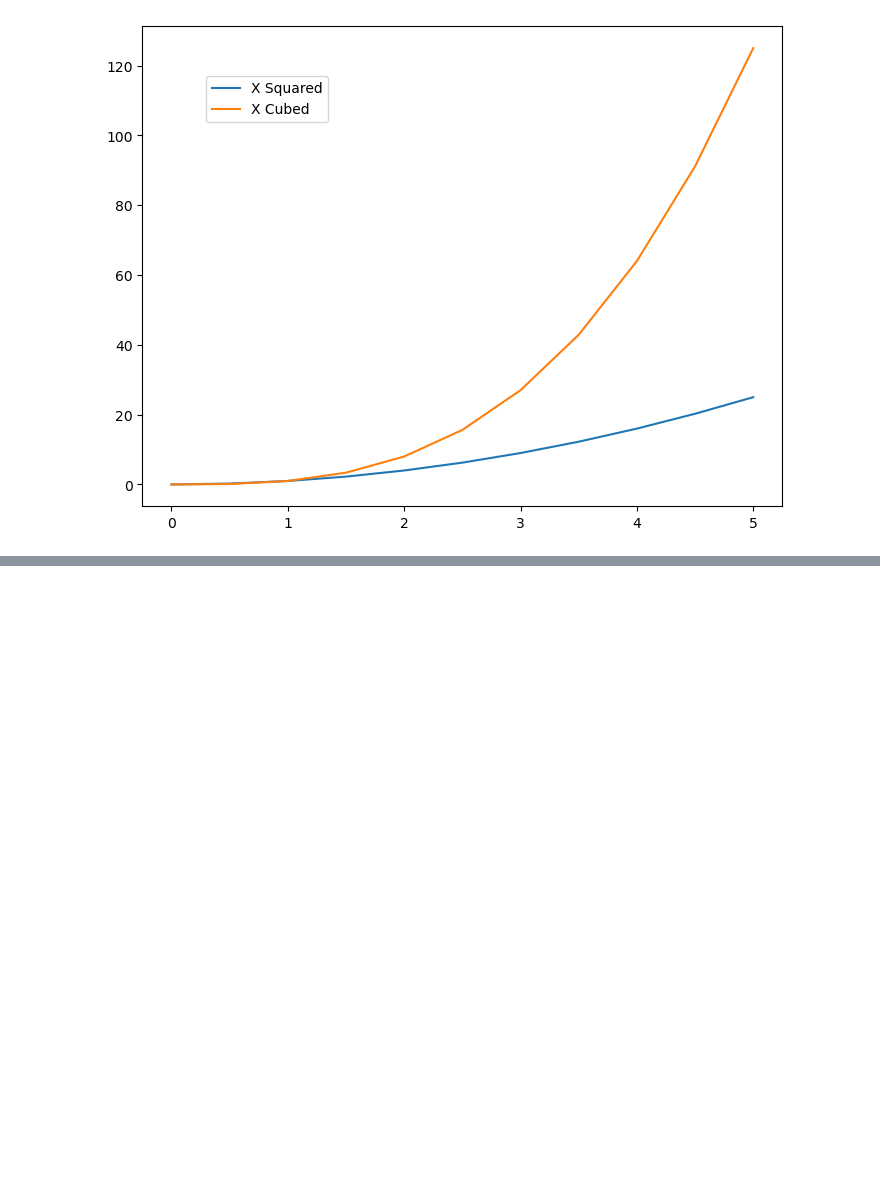
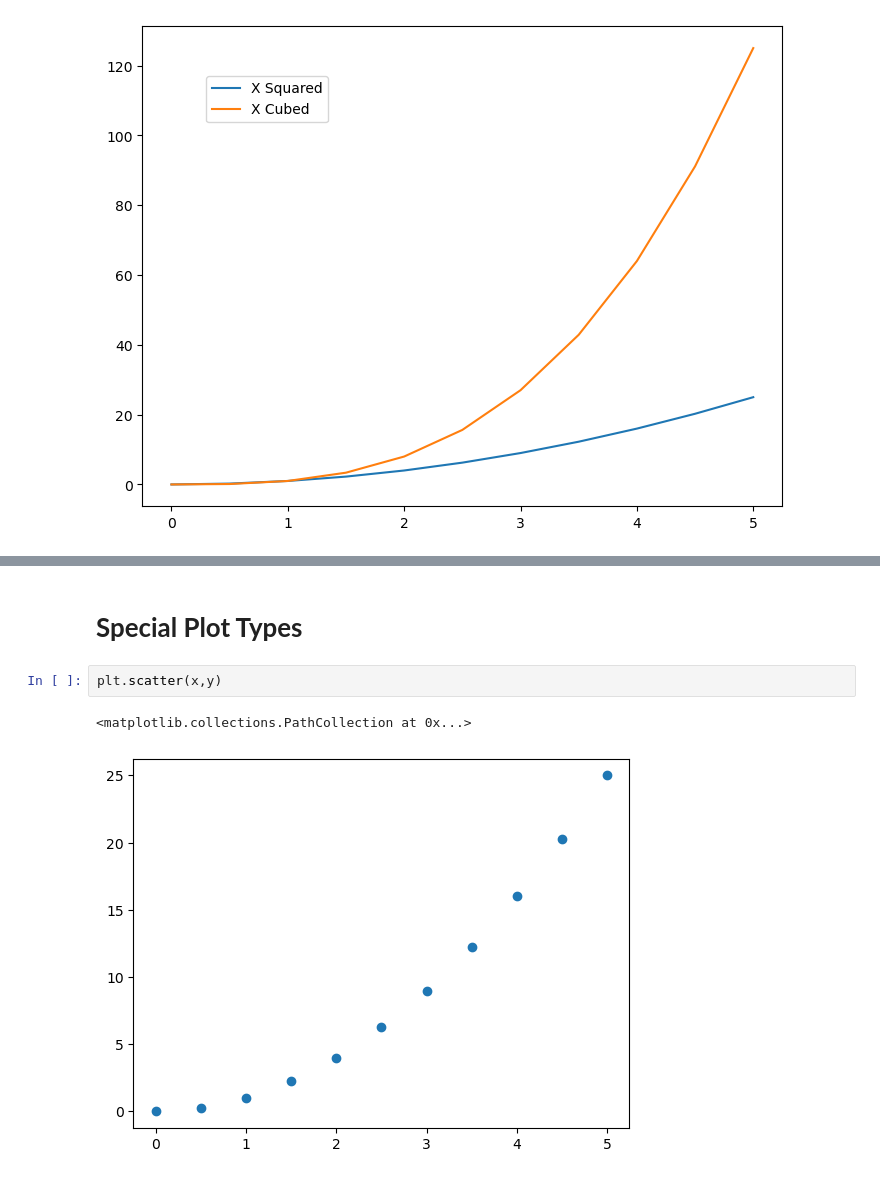
Before and after one commit to ferrpm/Python-DataScience-MachineLearning-Bootcamp, a Jupyter notebook: Matplotlib/Matplotlib.ipynb, the cells around one changed output, grey strips where cells are left out. Drawn from its saved outputs; the diff is of its cells as text; blank space fills up the shorter version.

```diff
--- a/Matplotlib/Matplotlib.ipynb
+++ b/Matplotlib/Matplotlib.ipynb
@@ -104,0 +127,7 @@ axe.legend(loc=(0.1,0.8))
+# %% [markdown]
+# **Special Plot Types**
+# %%
+plt.scatter(x,y)
+# %% [output]
+<matplotlib.collections.PathCollection at 0x...>
+[figure, added]
```
Also changed, not shown: parts of 5 cells of this notebook.
